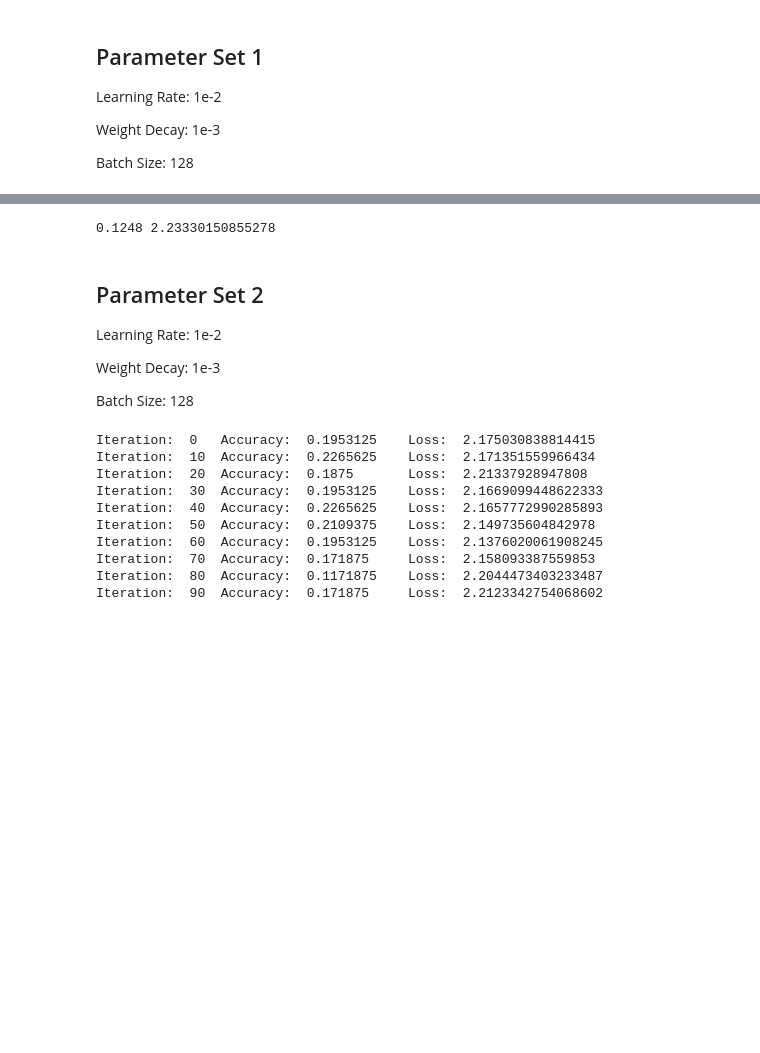
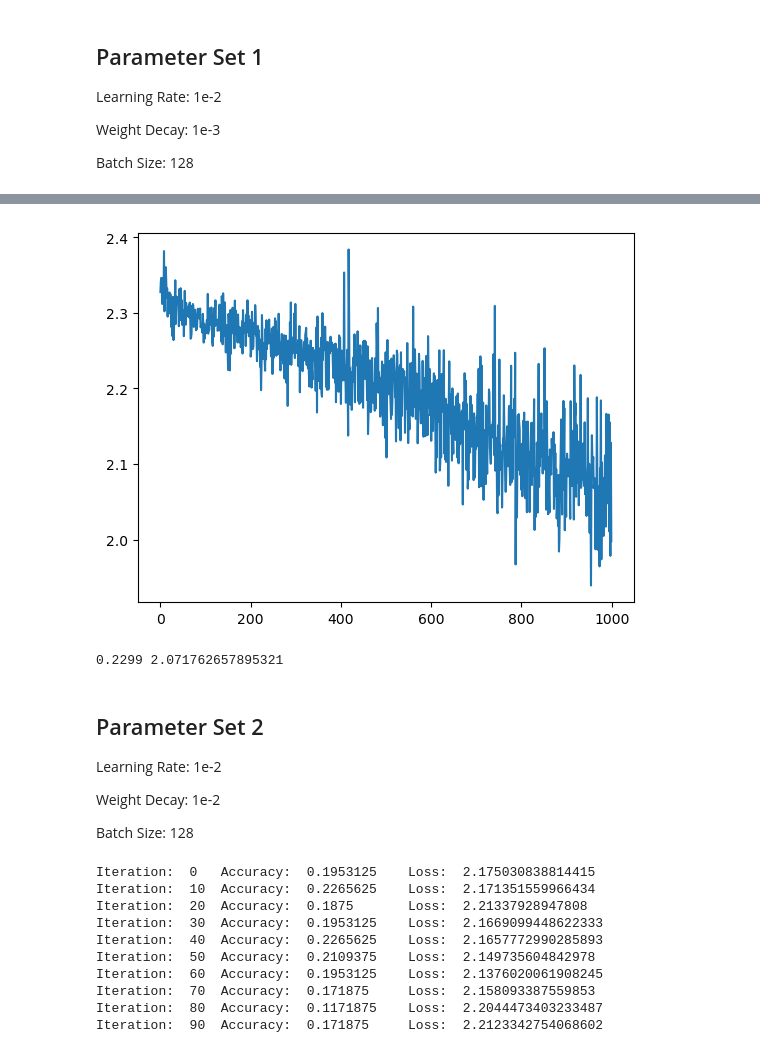
Before and after one commit to ss-cosmos-hue/cos429, a Jupyter notebook: assignment3/initial/starter.ipynb, the cells around one changed output, grey strips where cells are left out. Cells and saved outputs as stored; diff of their text form; code cells hidden in the pictures; blank space fills up the shorter version.

```diff
--- a/assignment3/initial/starter.ipynb
+++ b/assignment3/initial/starter.ipynb
@@ -117,6 +125,11 @@ Iteration:  990         Accuracy:  0.140625     Loss:  2.223370689920702
+# %%
+plt.plot(range(1000), train_loss, label='Loss')
+plt.show()
+# %% [output]
+[figure, added]
 # %%
 #test
-accuracy,loss = test(model_result,X_test,y_test)
-print(accuracy, loss)
+test_accuracy, test_loss = test(model_result, X_test, y_test)
+print(test_accuracy, test_loss)
 # %% [output]
-0.1248 2.23330150855278
+0.2299 2.071762657895321
@@ -127,7 +138,7 @@ np.savez('model1_p1.npz', **model_result)
 
 Learning Rate: 1e-2
 
-Weight Decay: 1e-3
+Weight Decay: 1e-2
 
 Batch Size: 128
 # %%
```
Also changed, not shown: parts of 11 cells of this notebook.
